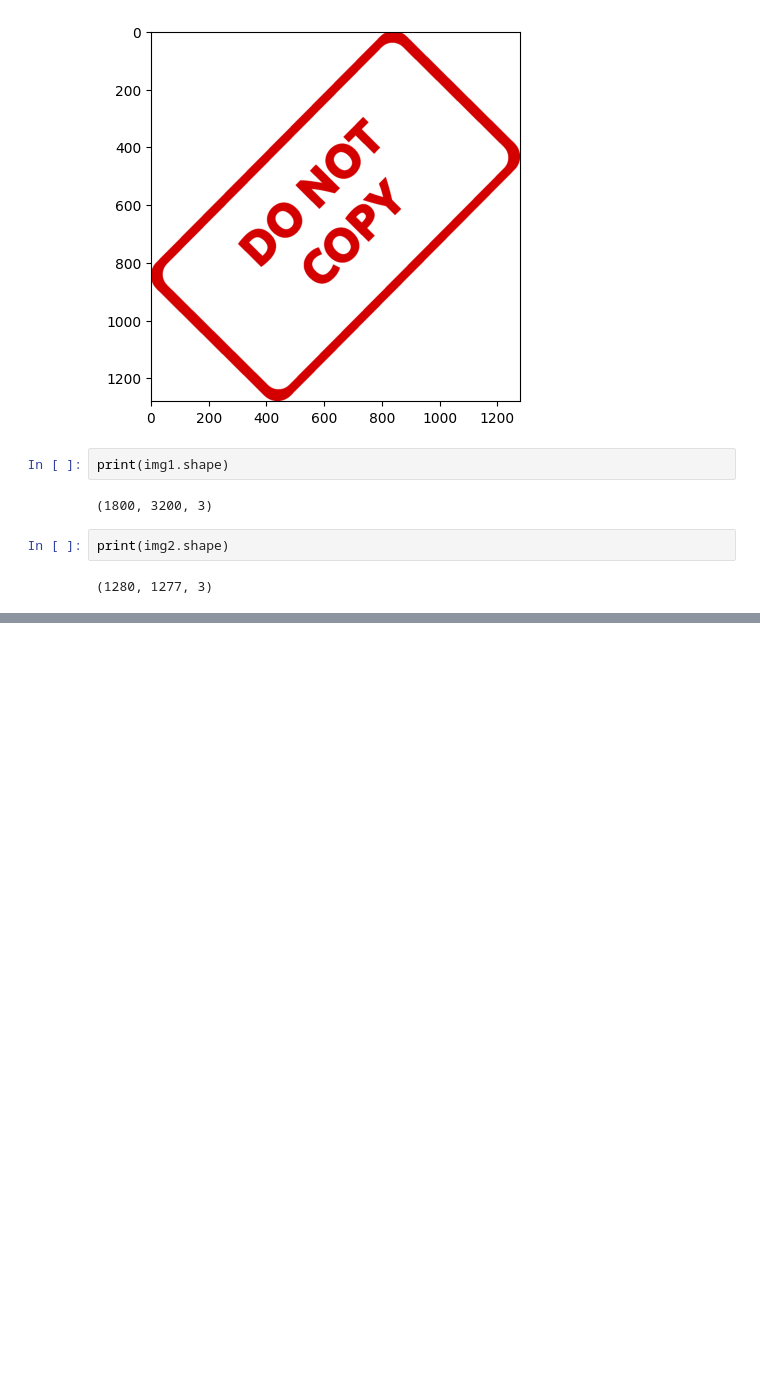
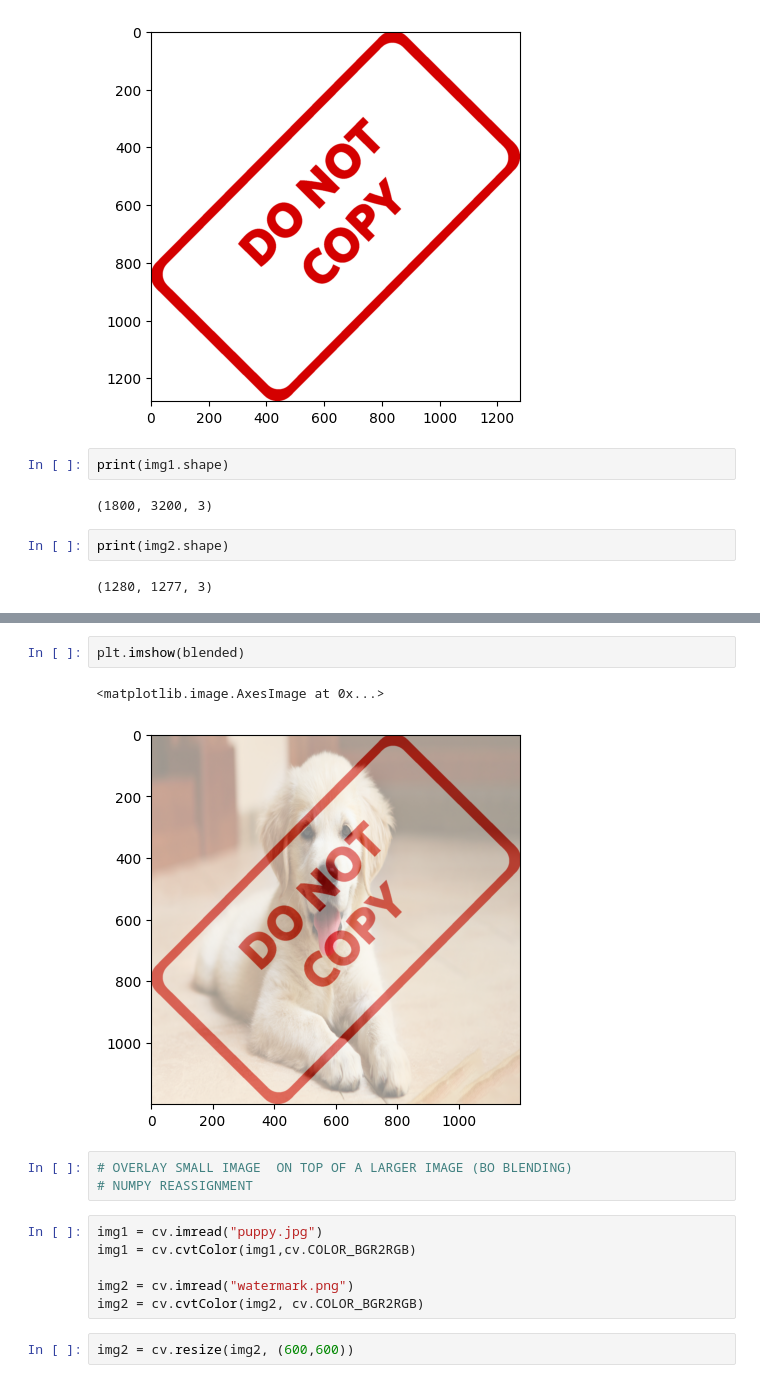
Before and after one commit to thanhtung0512/img.processing.course.udemy, a Jupyter notebook: section 4 - img processing/2. blending and pasting image.ipynb, the cells around one changed output, grey strips where cells are left out. Saved outputs shown, nothing was run; the diff lists cells and outputs as text; blank space fills up the shorter version.

```diff
--- a/section 4 - img processing/2. blending and pasting image.ipynb
+++ b/section 4 - img processing/2. blending and pasting image.ipynb
@@ -29,0 +47,16 @@ print(img2.shape)
+# %%
+plt.imshow(blended)
+# %% [output]
+<matplotlib.image.AxesImage at 0x...>
+[figure, added]
+# %%
+# OVERLAY SMALL IMAGE  ON TOP OF A LARGER IMAGE (BO BLENDING)
+# NUMPY REASSIGNMENT
+# %%
+img1 = cv.imread("puppy.jpg")
+img1 = cv.cvtColor(img1,cv.COLOR_BGR2RGB)
+
+img2 = cv.imread("watermark.png")
+img2 = cv.cvtColor(img2, cv.COLOR_BGR2RGB)
+# %%
+img2 = cv.resize(img2, (600,600))
```
Also changed, not shown: parts of 12 cells of this notebook.
